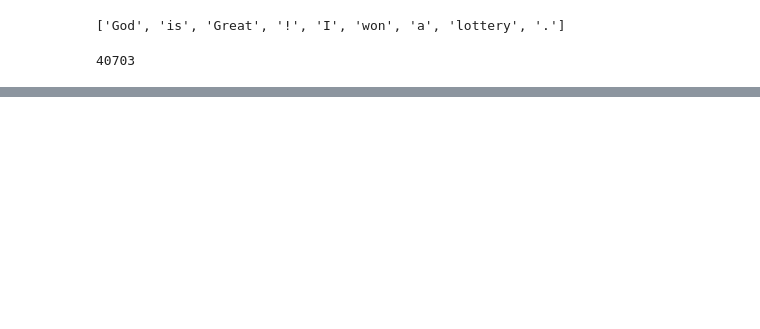
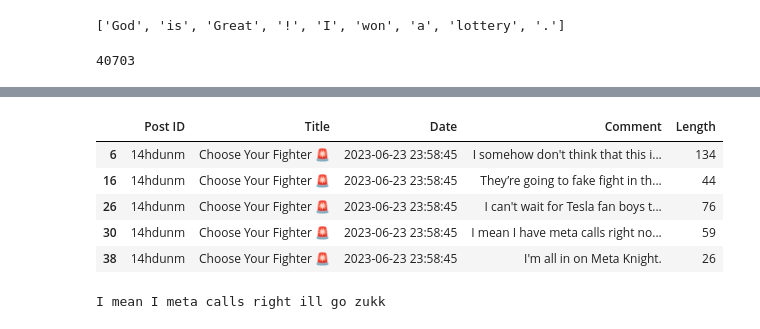
Before and after one commit to Aaddy-1/stocks-SentimentAnalysis, a Jupyter notebook: testing.ipynb, the cells around one changed output, grey strips where cells are left out. Saved outputs shown, nothing was run; the diff lists cells and outputs as text; code cells hidden in the pictures; blank space fills up the shorter version.

```diff
--- a/testing.ipynb
+++ b/testing.ipynb
@@ -232,0 +244,22 @@ filtered_df.shape
+# %%
+filtered_df.head()
+# %% [output]
+|  | Post ID | Title | Date | Comment | Length |
+| 6 | 14hdunm | Choose Your Fighter 🚨 | 2023-06-23 23:58:45 | I somehow don't think that this i... | 134 |
+| 16 | 14hdunm | Choose Your Fighter 🚨 | 2023-06-23 23:58:45 | They’re going to fake fight in th... | 44 |
+| 26 | 14hdunm | Choose Your Fighter 🚨 | 2023-06-23 23:58:45 | I can't wait for Tesla fan boys t... | 76 |
+| 30 | 14hdunm | Choose Your Fighter 🚨 | 2023-06-23 23:58:45 | I mean I have meta calls right no... | 59 |
+| 38 | 14hdunm | Choose Your Fighter 🚨 | 2023-06-23 23:58:45 | I'm all in on Meta Knight. | 26 |
+# %%
+copied_df = filtered_df.copy()
+
+copied_df["Comment"] = filtered_df["Comment"].map(commentCleaner)
+
+copied_df.head()
+
+# filtered_df["Comment"] = filtered_df["Comment"].map(commentCleaner)
+
+# filtered_df.head()
+print(copied_df["Comment"][30])
+# %% [output]
+I mean I meta calls right ill go zukk
```
Also changed, not shown: parts of 12 cells of this notebook, 57 other files.
